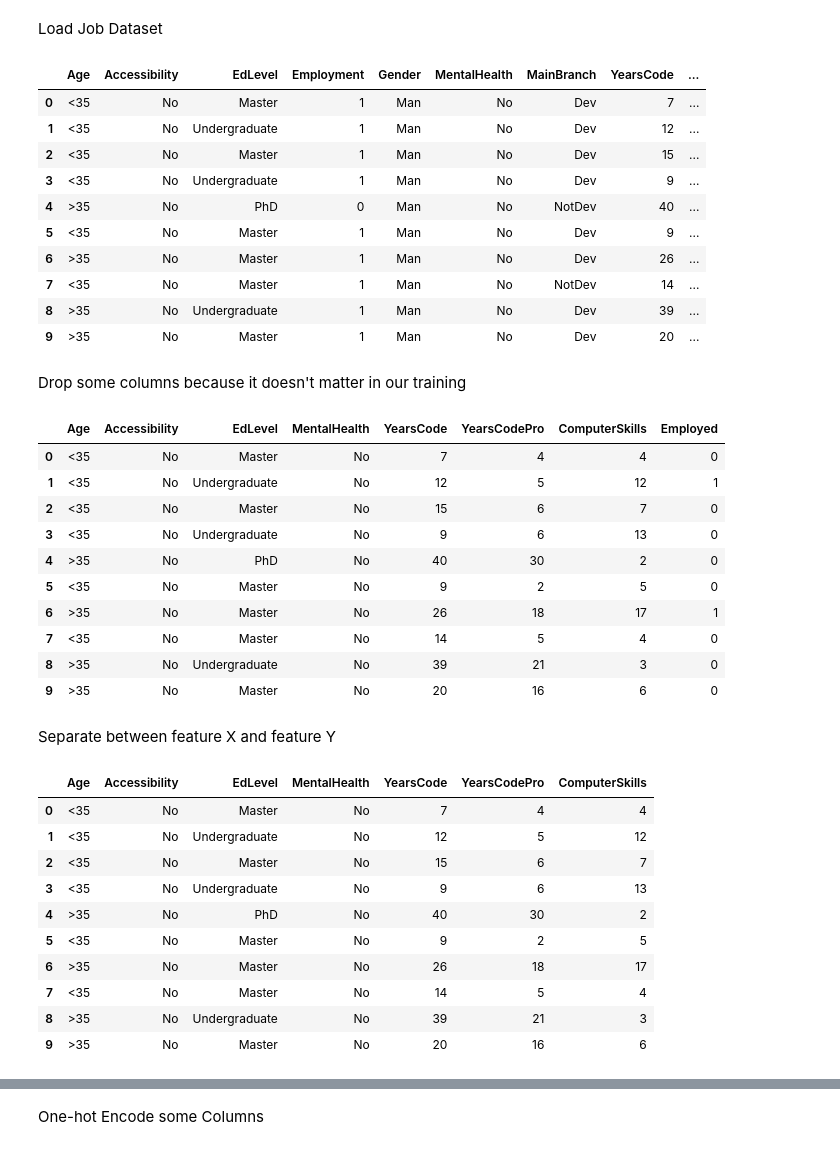
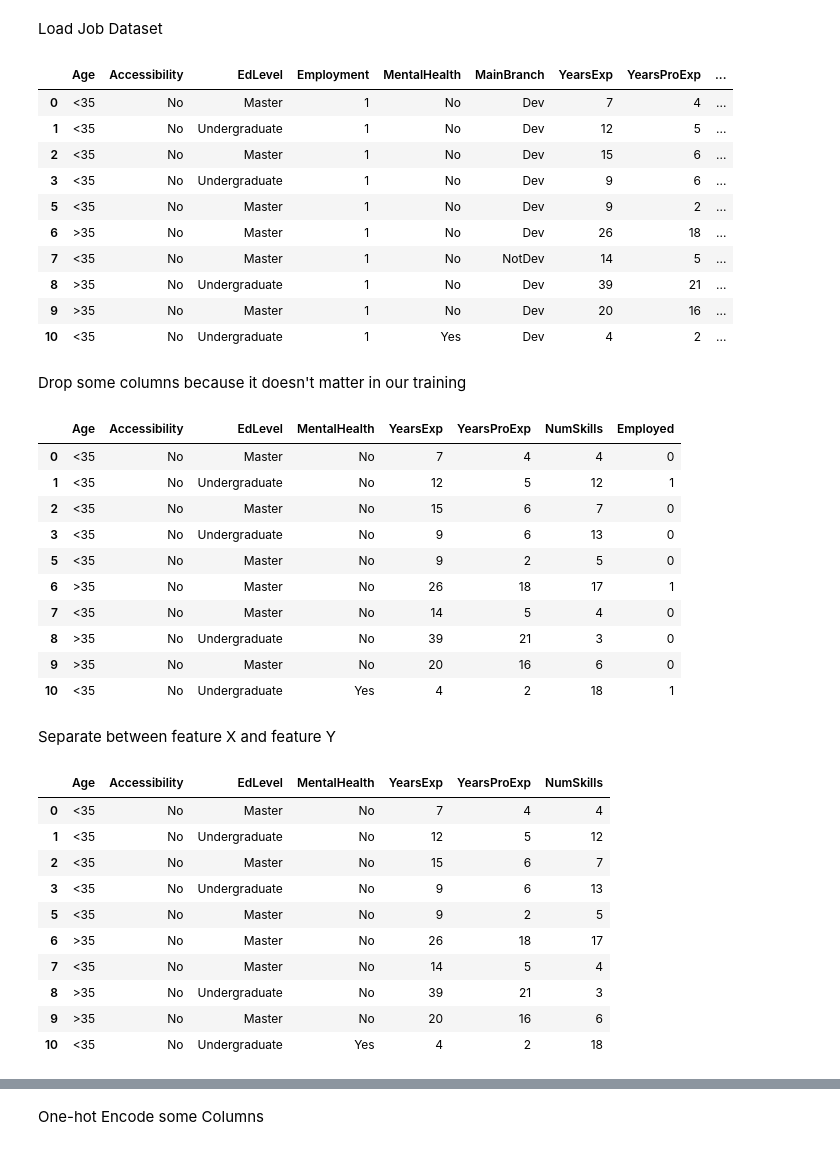
Before and after one commit to abayup14/CapstoneBangkit, a Jupyter notebook: Machine Learning/new_model/preprocess.ipynb, the cells around one changed output, grey strips where cells are left out. Drawn from its saved outputs; the diff is of its cells as text; code cells hidden in the pictures.

```diff
--- a/Machine Learning/new_model/preprocess.ipynb
+++ b/Machine Learning/new_model/preprocess.ipynb
@@ -24,56 +24,56 @@ def remove_outliers_iqr(data):
 Load Job Dataset
 # %%
 import pandas as pd
-job = pd.read_csv("job.csv", index_col=0)
+job = pd.read_csv("EDA.csv", index_col=0)
 job.head(10)
 # %% [output]
-|  | Age | Accessibility | EdLevel | Employment | Gender | MentalHealth | MainBranch | YearsCode | ... |
-| 0 | <35 | No | Master | 1 | Man | No | Dev | 7 | ... |
-| 1 | <35 | No | Undergraduate | 1 | Man | No | Dev | 12 | ... |
-| 2 | <35 | No | Master | 1 | Man | No | Dev | 15 | ... |
-| 3 | <35 | No | Undergraduate | 1 | Man | No | Dev | 9 | ... |
-| 4 | >35 | No | PhD | 0 | Man | No | NotDev | 40 | ... |
-| 5 | <35 | No | Master | 1 | Man | No | Dev | 9 | ... |
-| 6 | >35 | No | Master | 1 | Man | No | Dev | 26 | ... |
-| 7 | <35 | No | Master | 1 | Man | No | NotDev | 14 | ... |
-| 8 | >35 | No | Undergraduate | 1 | Man | No | Dev | 39 | ... |
-| 9 | >35 | No | Master | 1 | Man | No | Dev | 20 | ... |
+|  | Age | Accessibility | EdLevel | Employment | MentalHealth | MainBranch | YearsExp | YearsProExp | ... |
+| 0 | <35 | No | Master | 1 | No | Dev | 7 | 4 | ... |
+| 1 | <35 | No | Undergraduate | 1 | No | Dev | 12 | 5 | ... |
+| 2 | <35 | No | Master | 1 | No | Dev | 15 | 6 | ... |
+| 3 | <35 | No | Undergraduate | 1 | No | Dev | 9 | 6 | ... |
+| 5 | <35 | No | Master | 1 | No | Dev | 9 | 2 | ... |
+| 6 | >35 | No | Master | 1 | No | Dev | 26 | 18 | ... |
+| 7 | <35 | No | Master | 1 | No | NotDev | 14 | 5 | ... |
+| 8 | >35 | No | Undergraduate | 1 | No | Dev | 39 | 21 | ... |
+| 9 | >35 | No | Master | 1 | No | Dev | 20 | 16 | ... |
+| 10 | <35 | No | Undergraduate | 1 | Yes | Dev | 4 | 2 | ... |
 # %% [markdown]
 Drop some columns because it doesn't matter in our training
 # %%
-job.drop(columns=["Employment", "Gender", "MainBranch", "Country", "PreviousSalary", "HaveWorkedWith"], axis=1, inplace=True)
+job.drop(columns=["Employment", "MainBranch", "PreviousSalary"], axis=1, inplace=True)
 job.head(10)
 # %% [output]
-|  | Age | Accessibility | EdLevel | MentalHealth | YearsCode | YearsCodePro | ComputerSkills | Employed |
+|  | Age | Accessibility | EdLevel | MentalHealth | YearsExp | YearsProExp | NumSkills | Employed |
 | 0 | <35 | No | Master | No | 7 | 4 | 4 | 0 |
 | 1 | <35 | No | Undergraduate | No | 12 | 5 | 12 | 1 |
 | 2 | <35 | No | Master | No | 15 | 6 | 7 | 0 |
 | 3 | <35 | No | Undergraduate | No | 9 | 6 | 13 | 0 |
-| 4 | >35 | No | PhD | No | 40 | 30 | 2 | 0 |
 | 5 | <35 | No | Master | No | 9 | 2 | 5 | 0 |
 | 6 | >35 | No | Master | No | 26 | 18 | 17 | 1 |
 | 7 | <35 | No | Master | No | 14 | 5 | 4 | 0 |
 | 8 | >35 | No | Undergraduate | No | 39 | 21 | 3 | 0 |
 | 9 | >35 | No | Master | No | 20 | 16 | 6 | 0 |
+| 10 | <35 | No | Undergraduate | Yes | 4 | 2 | 18 | 1 |
 # %% [markdown]
 Separate between feature X and feature Y
 # %%
 df_feature_x = pd.DataFrame(
-    [job["Age"], job["Accessibility"], job["EdLevel"], job["MentalHealth"], job["YearsCode"], job["YearsCodePro"],
-    job["ComputerSkills"]]).transpose()
+    [job["Age"], job["Accessibility"], job["EdLevel"], job["MentalHealth"], job["YearsExp"], job["YearsProExp"],
+    job["NumSkills"]]).transpose()
 df_feature_x.head(10)
 # %% [output]
-|  | Age | Accessibility | EdLevel | MentalHealth | YearsCode | YearsCodePro | ComputerSkills |
+|  | Age | Accessibility | EdLevel | MentalHealth | YearsExp | YearsProExp | NumSkills |
 | 0 | <35 | No | Master | No | 7 | 4 | 4 |
 | 1 | <35 | No | Undergraduate | No | 12 | 5 | 12 |
 | 2 | <35 | No | Master | No | 15 | 6 | 7 |
 | 3 | <35 | No | Undergraduate | No | 9 | 6 | 13 |
-| 4 | >35 | No | PhD | No | 40 | 30 | 2 |
 | 5 | <35 | No | Master | No | 9 | 2 | 5 |
 | 6 | >35 | No | Master | No | 26 | 18 | 17 |
 | 7 | <35 | No | Master | No | 14 | 5 | 4 |
 | 8 | >35 | No | Undergraduate | No | 39 | 21 | 3 |
 | 9 | >35 | No | Master | No | 20 | 16 | 6 |
+| 10 | <35 | No | Undergraduate | Yes | 4 | 2 | 18 |
 # %%
 df_feature_y = pd.DataFrame(job["Employed"])
 df_feature_y.head(10)
```
Also changed, not shown: parts of 4 cells of this notebook, 9 other files.
